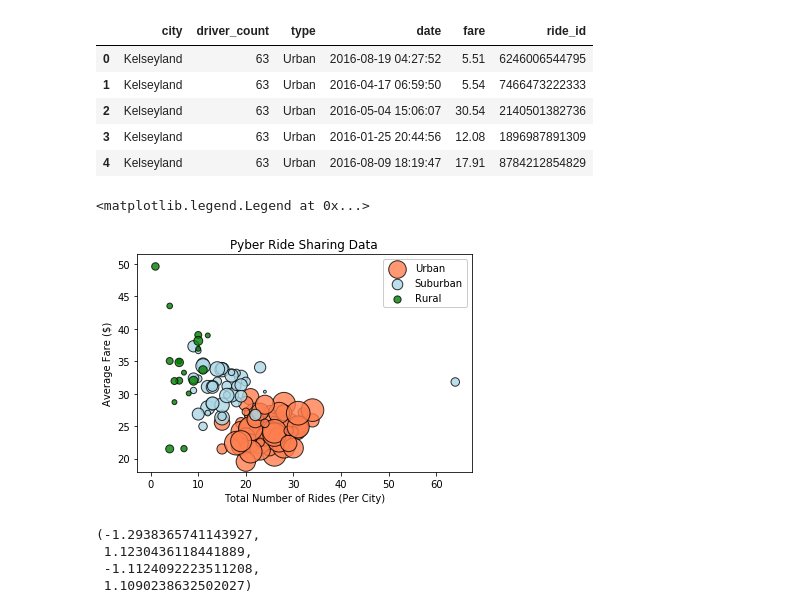
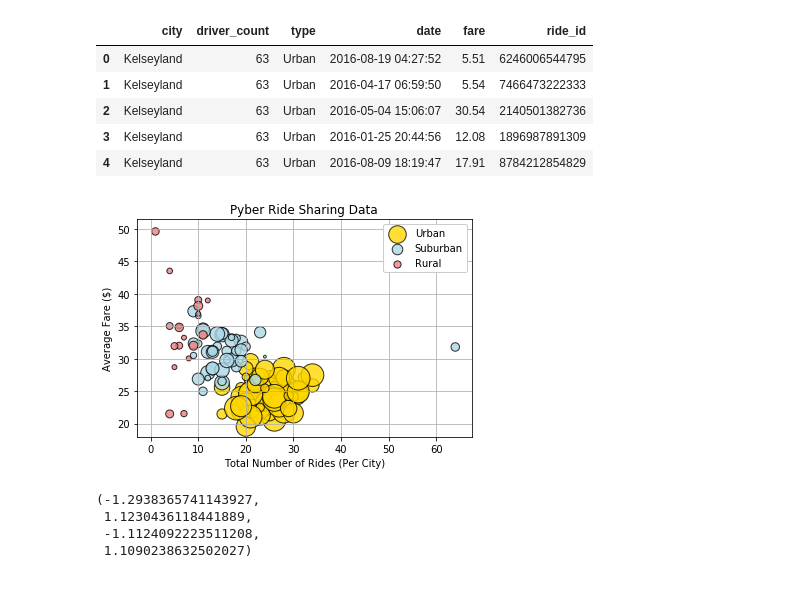
Before and after one commit to linda830904/Matplotlib_Pyber-, a Jupyter notebook: Linda_Pyber.ipynb, the cells around one changed output. Cells and saved outputs as stored; diff of their text form; code cells hidden in the pictures.

```diff
--- a/Linda_Pyber.ipynb
+++ b/Linda_Pyber.ipynb
@@ -158,32 +158,32 @@ rural_ride_count = rural.groupby(["city"]).count()["ride_id"]
 rural_driver_count = rural.groupby(["city"]).mean()["driver_count"]
 # %%
 plt.scatter(urban_ride_count, urban_avg_fare,
-            s=urban_driver_count*8, c="coral",
+            s=urban_driver_count*8, c="gold",
             edgecolor="black", linewidth=1,
             marker="o", alpha=0.8, label="Urban")
 
 plt.scatter(suburban_ride_count, suburban_avg_fare,
             s=suburban_driver_count*8, c="lightblue",
             edgecolor="black", linewidth=1,
             marker="o", alpha=0.8, label="Suburban")
 
 plt.scatter(rural_ride_count, rural_avg_fare,
-            s=rural_driver_count*8, c="green",
+            s=rural_driver_count*8, c="lightcoral",
             edgecolor="black", linewidth=1,
             marker="o", alpha=0.8, label="Rural")
 
 
 
 # x-axis labels, y-axis label, title, legend
 
 
 plt.title('Pyber Ride Sharing Data')
 plt.xlabel('Total Number of Rides (Per City)')
 plt.ylabel('Average Fare ($)')
 plt.legend(framealpha=1,frameon = True)
+plt.grid()
 # %% [output]
-<matplotlib.legend.Legend at 0x...>
-[figure, old version]
+[figure, new version]
 # %%
 # create pie chart
 # % of Total Fare by City Type
```
Also changed, not shown: parts of 3 cells of this notebook, 6 other files.
